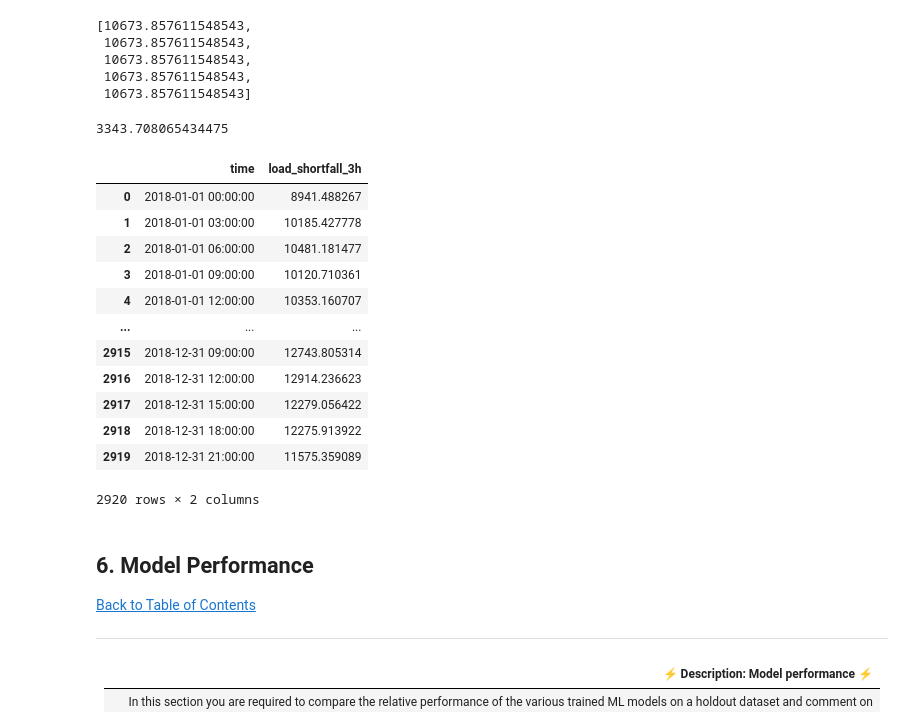
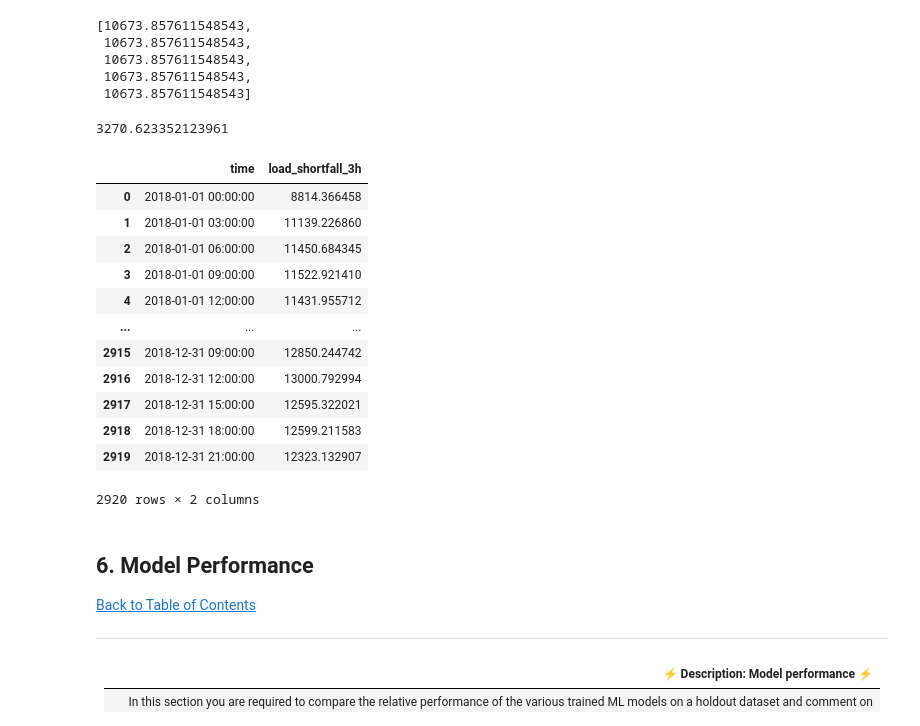
Before and after one commit to chuqudee/load-shortfall-regression-predict-api, a Jupyter notebook: THE_SPAIN_ELECTRICITY_SHORTFALL_PREDICT.ipynb, the cells around one changed output. Drawn from its saved outputs; the diff is of its cells as text; code cells hidden in the pictures.

```diff
--- a/THE_SPAIN_ELECTRICITY_SHORTFALL_PREDICT.ipynb
+++ b/THE_SPAIN_ELECTRICITY_SHORTFALL_PREDICT.ipynb
@@ -527,5 +527,5 @@ X_train
 # %%
 # create targets and features dataset
 target = "load_shortfall_3h"
-y_train = df[target]
-y_train
+#y_train = df[target]
+#y_train
@@ -560,14 +547,14 @@ y_pred_base[:5]
 X_train, X_test, y_train, y_test = train_test_split(X_train, y_train, test_size=0.2, random_state = 42)
 # %%
 # create one or more ML models
-RF = RandomForestRegressor(n_estimators=200, max_depth=8)
+RF = RandomForestRegressor(n_estimators=250, max_depth=8) #3282.46113160335
 # Fitting the model
 RF.fit(X_train,y_train)
 RF_predict = RF.predict(X_test)
 # %%
 math.sqrt(metrics.mean_squared_error(y_test,RF_predict))
 # %% [output]
-3343.708065434475
+3270.623352123961
 # %%
 # Loading the test data
 test_df = pd.read_csv("df_test.csv")
@@ -611,21 +598,21 @@ df_test['load_shortfall_3h'] = RF.predict(df_test)
 # %%
 df_test['time'] = time
 load = df_test[['time','load_shortfall_3h']]
-load.to_csv('predicted_load_shortfall.csv', index = False)
+load.to_csv('predicted_load_shortfall_4.csv', index = False)
 load
 # %% [output]
 |  | time | load_shortfall_3h |
-| 0 | 2018-01-01 00:00:00 | 8941.488267 |
-| 1 | 2018-01-01 03:00:00 | 10185.427778 |
-| 2 | 2018-01-01 06:00:00 | 10481.181477 |
-| 3 | 2018-01-01 09:00:00 | 10120.710361 |
-| 4 | 2018-01-01 12:00:00 | 10353.160707 |
+| 0 | 2018-01-01 00:00:00 | 8814.366458 |
+| 1 | 2018-01-01 03:00:00 | 11139.226860 |
+| 2 | 2018-01-01 06:00:00 | 11450.684345 |
+| 3 | 2018-01-01 09:00:00 | 11522.921410 |
+| 4 | 2018-01-01 12:00:00 | 11431.955712 |
 | ... | ... | ... |
-| 2915 | 2018-12-31 09:00:00 | 12743.805314 |
-| 2916 | 2018-12-31 12:00:00 | 12914.236623 |
-| 2917 | 2018-12-31 15:00:00 | 12279.056422 |
-| 2918 | 2018-12-31 18:00:00 | 12275.913922 |
-| 2919 | 2018-12-31 21:00:00 | 11575.359089 |
+| 2915 | 2018-12-31 09:00:00 | 12850.244742 |
+| 2916 | 2018-12-31 12:00:00 | 13000.792994 |
+| 2917 | 2018-12-31 15:00:00 | 12595.322021 |
+| 2918 | 2018-12-31 18:00:00 | 12599.211583 |
+| 2919 | 2018-12-31 21:00:00 | 12323.132907 |
 2920 rows × 2 columns
 # %% [markdown]
 <a id="six"></a>
```
Also changed, not shown: parts of 3 cells of this notebook, 5 other files.
